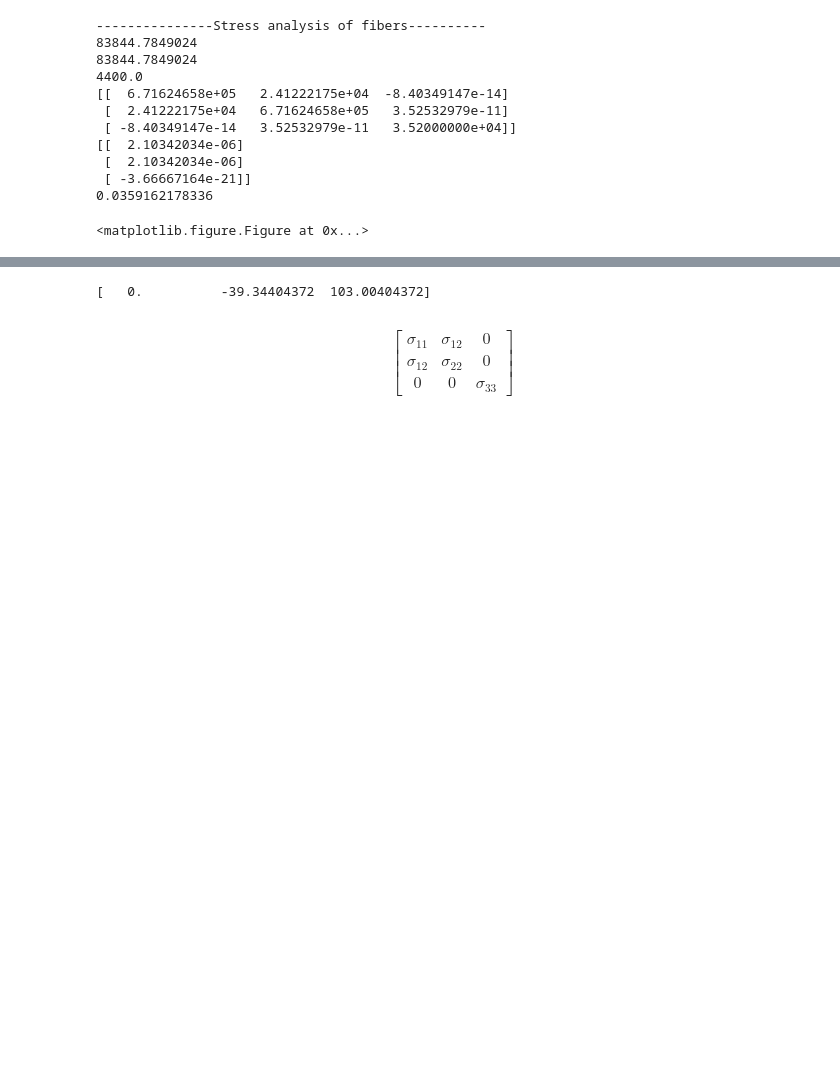
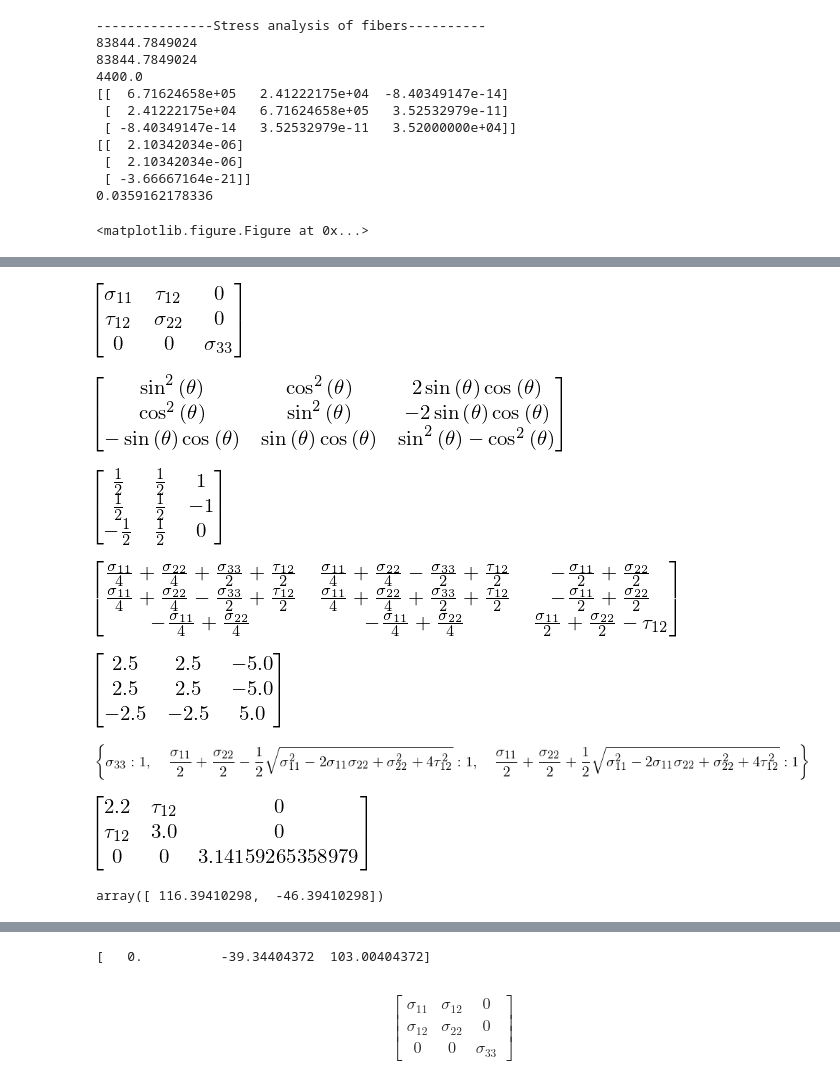
Before and after one commit to nagordon/mechpy, a Jupyter notebook: mechpy.ipynb, the cells around one changed output, grey strips where cells are left out. Saved outputs shown, nothing was run; the diff lists cells and outputs as text; code cells hidden in the pictures; blank space fills up the shorter version.

```diff
--- a/mechpy.ipynb
+++ b/mechpy.ipynb
@@ -437,0 +540,44 @@ composite_plate()
+# %%
+#s,s11,s22,s33,s12 = sp.var('s,s11,s22,s33,s12')
+s,s11,s22,s33,s12,s13,t,t12 = sp.symbols('sigma, sigma11,sigma22,sigma33,sigma12,sigma13,tau,tau12')
+s = sp.Matrix([[s11,t12,0],[t12,s22,0],[0,0,s33]])
+s
+# %% [output]
+[figure, added]
+# %%
+t = sp.symbols('theta')
+m = sp.sin(t)
+n = sp.cos(t)
+T = sp.Matrix([[m**2,n**2, 2*m*n],[n**2,m**2,-2*m*n],[-m*n,m*n,m**2-n**2]])
+T
+# %% [output]
+[figure, added]
+# %%
+T1 = T.subs(t, sp.pi/4)
+T1
+# %% [output]
+[figure, added]
+# %%
+sprime = T1 * s * T1.inv()
+sprime
+# %% [output]
+[figure, added]
+# %%
+sprime.evalf(subs={s11:10, s22:00, s33:0, t12:0})
+# %% [output]
+[figure, added]
+# %%
+s.eigenvals()
+# %% [output]
+[figure, added]
+# %%
+s2 = s.evalf(subs={s11:2.2, s22:3, s33:sp.pi, s12:7.3})
+s2
+# %% [output]
+[figure, added]
+# %%
+sigma = np.array([[90,60],
+                  [60,-20]])
+np.linalg.eigvals(sigma)
+# %% [output]
+array([ 116.39410298,  -46.39410298])
```
Also changed, not shown: parts of 48 cells of this notebook, 16 other files.
